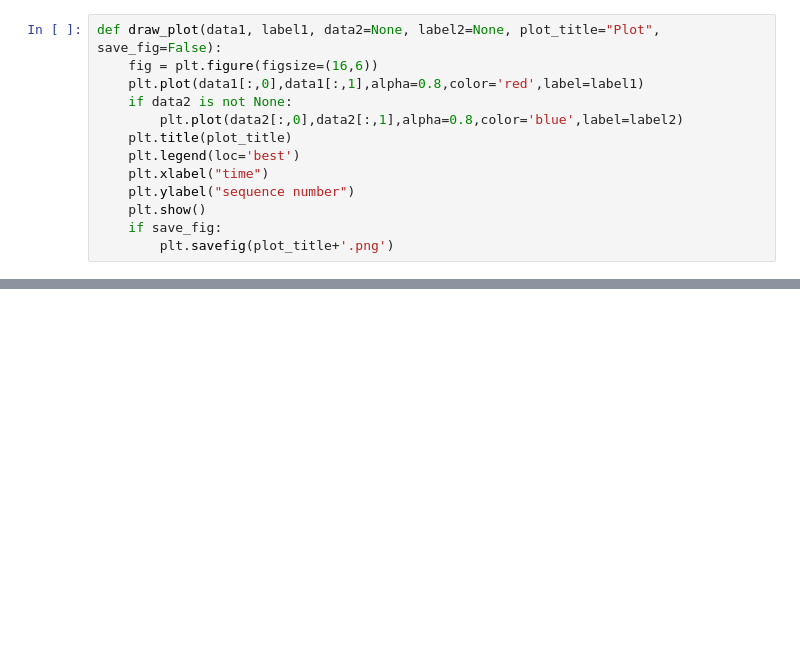
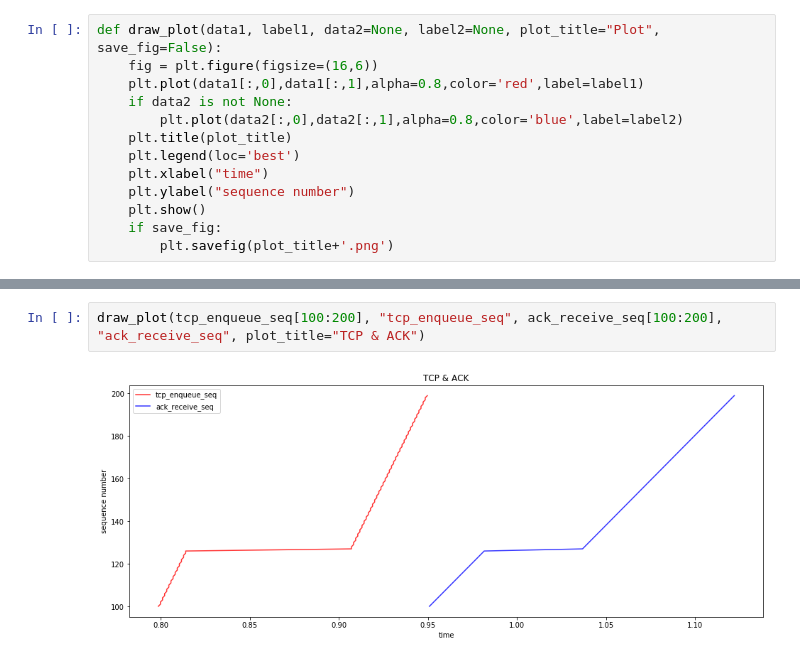
Before and after one commit to B1uee/plr, a Jupyter notebook: trace_preprocess.ipynb, the cells around one changed output, grey strips where cells are left out. Drawn from its saved outputs; the diff is of its cells as text; blank space fills up the shorter version.

```diff
--- a/trace_preprocess.ipynb
+++ b/trace_preprocess.ipynb
@@ -145,0 +145,4 @@ IndexError: too many indices for array: array is 1-dimensional, but 2 were index
+# %%
+draw_plot(tcp_enqueue_seq[100:200], "tcp_enqueue_seq", ack_receive_seq[100:200], "ack_receive_seq", plot_title="TCP & ACK")
+# %% [output]
+[figure, added]
```
Also changed, not shown: parts of 11 cells of this notebook, 5 other files.
